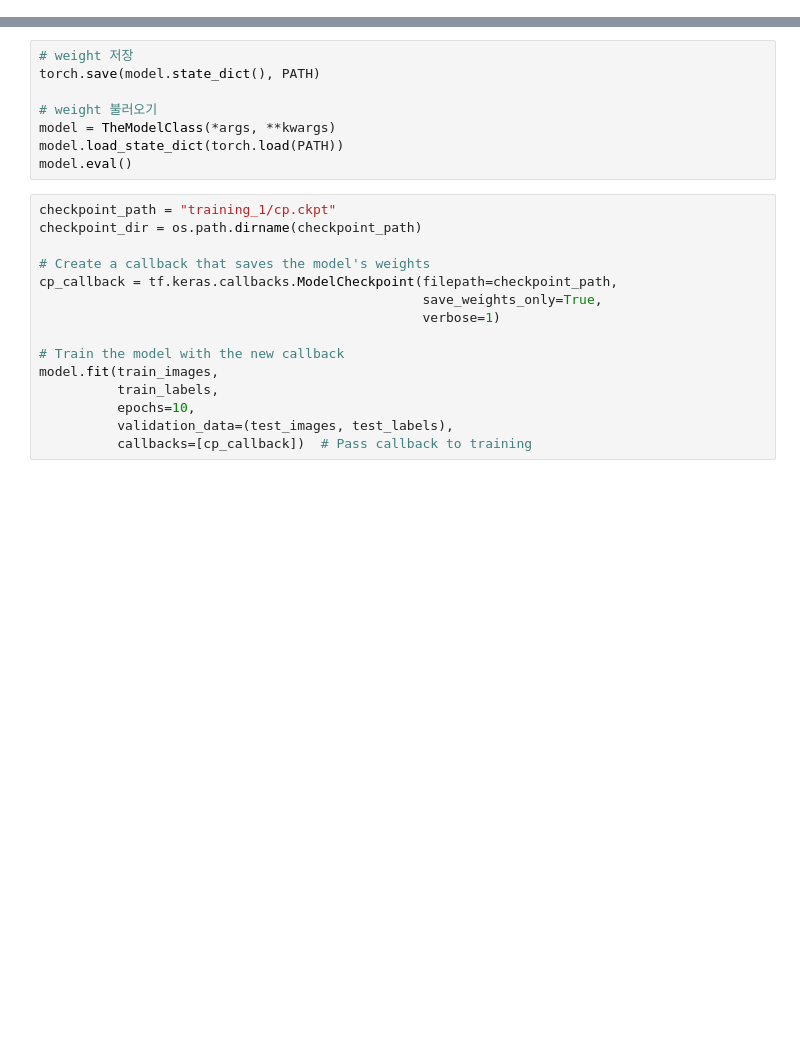
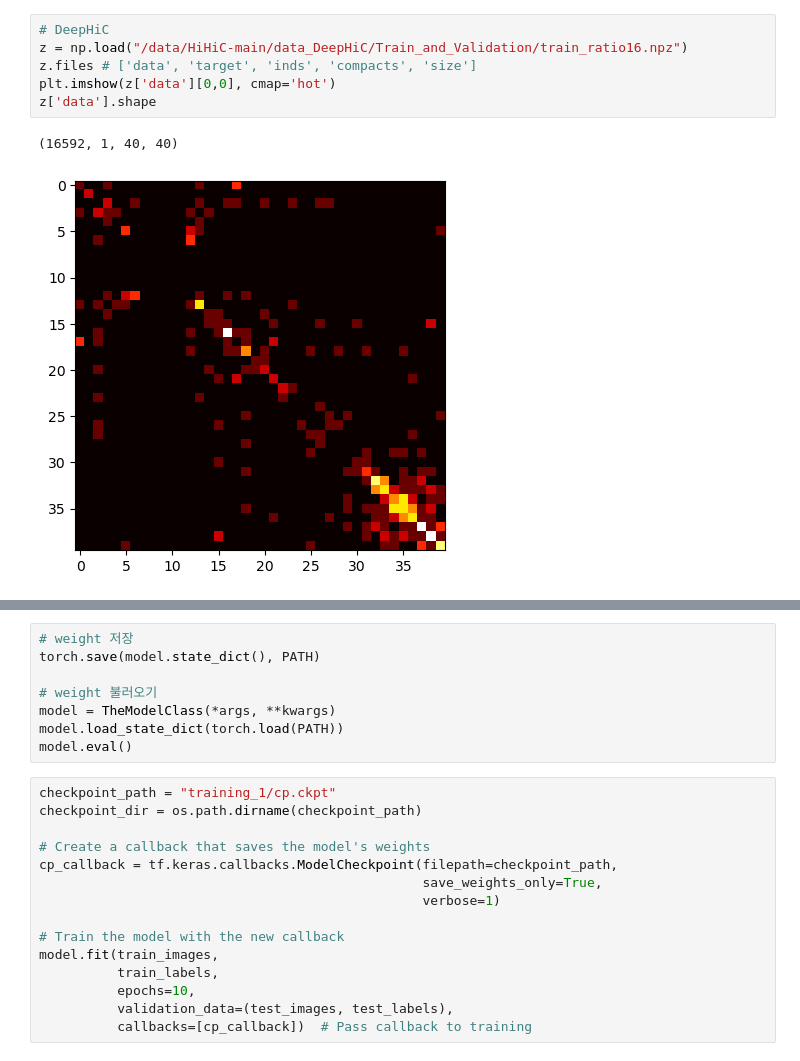
Before and after one commit to jkrLab/HiHiC, a Jupyter notebook: train.ipynb, the cells around one changed output, grey strips where cells are left out. Cells and saved outputs as stored; diff of their text form; blank space fills up the shorter version.

```diff
--- a/train.ipynb
+++ b/train.ipynb
@@ -6,0 +16,9 @@ random.seed(100)
+# %%
+# DeepHiC
+z = np.load("/data/HiHiC-main/data_DeepHiC/Train_and_Validation/train_ratio16.npz")
+z.files # ['data', 'target', 'inds', 'compacts', 'size']
+plt.imshow(z['data'][0,0], cmap='hot')
+z['data'].shape
+# %% [output]
+(16592, 1, 40, 40)
+[figure, added]
```
Also changed, not shown: parts of 14 cells of this notebook, 6 other files.
